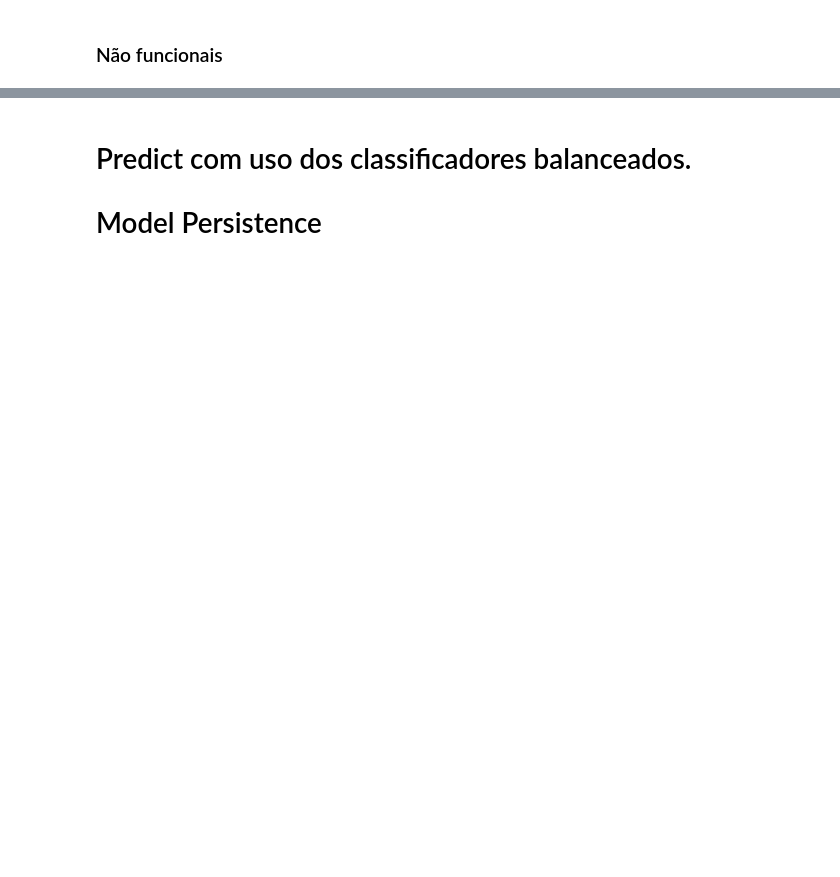
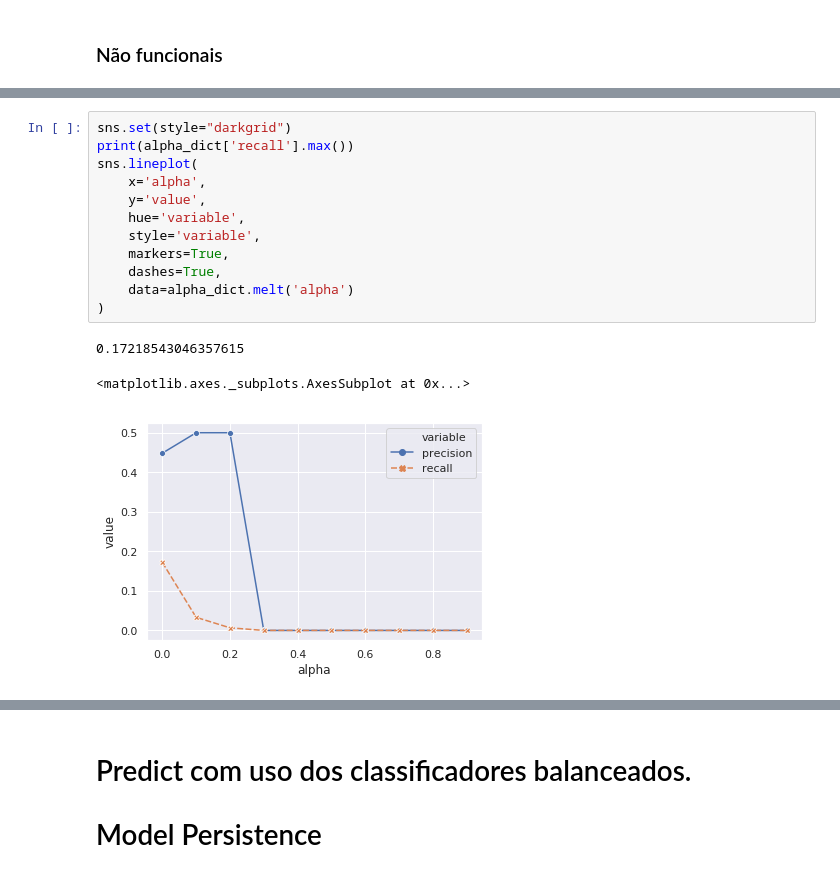
Before and after one commit to SabinoGs/tcc1, a Jupyter notebook: notebooks/Classificação AUTOMATICA - TCC2.ipynb, the cells around one changed output, grey strips where cells are left out. Drawn from its saved outputs; the diff is of its cells as text; blank space fills up the shorter version.

```diff
--- a/notebooks/Classificação AUTOMATICA - TCC2.ipynb
+++ b/notebooks/Classificação AUTOMATICA - TCC2.ipynb
@@ -377,0 +562,16 @@ weighted avg       0.83      0.79      0.69       756
+# %%
+sns.set(style="darkgrid")
+print(alpha_dict['recall'].max())
+sns.lineplot(
+    x='alpha',
+    y='value',
+    hue='variable',
+    style='variable',
+    markers=True,
+    dashes=True,
+    data=alpha_dict.melt('alpha')
+)
+# %% [output]
+0.17218543046357615
+<matplotlib.axes._subplots.AxesSubplot at 0x...>
+[figure, added]
```
Also changed, not shown: parts of 38 cells of this notebook.
